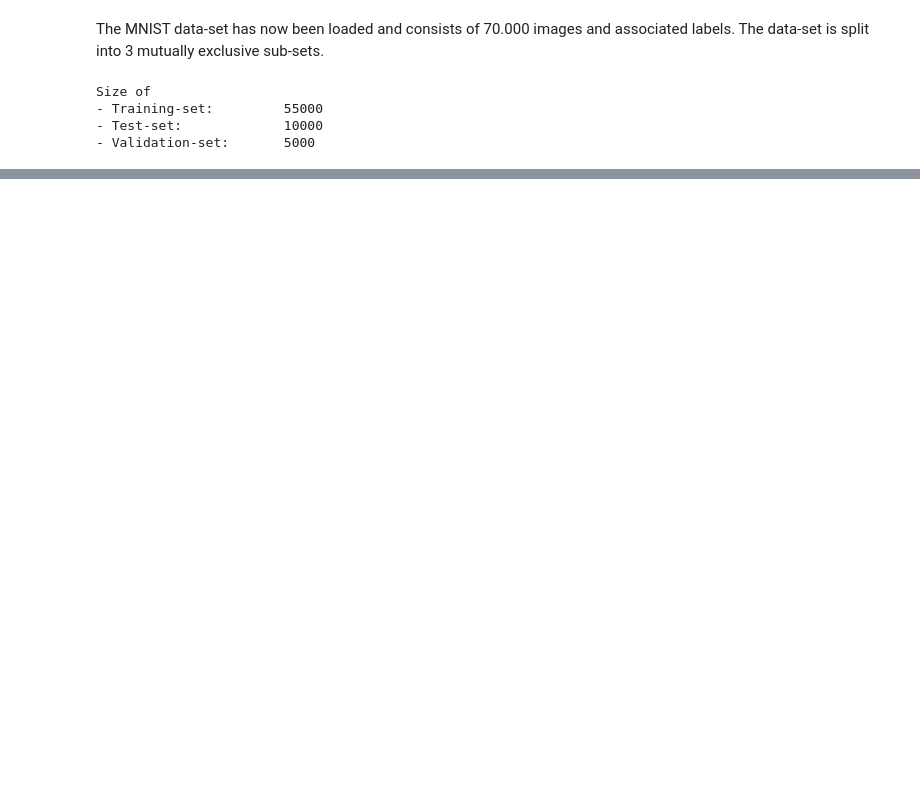
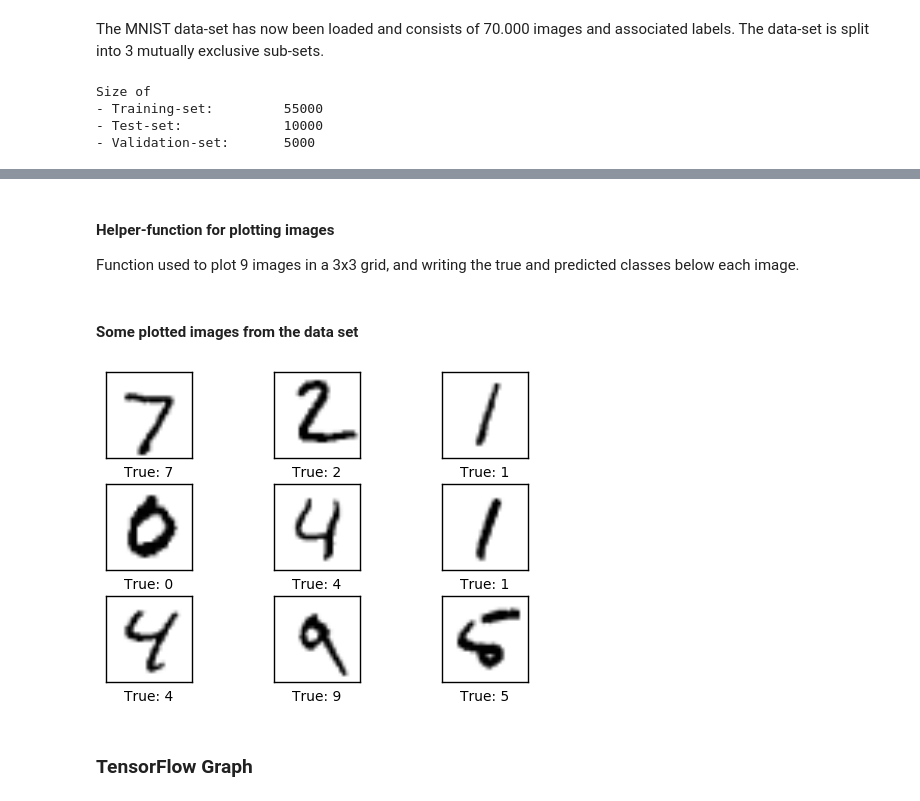
Before and after one commit to Kidel/Deep-Learning-CNN-for-Image-Recognition, a Jupyter notebook: 01_SimpleLinearModel.ipynb, the cells around one changed output, grey strips where cells are left out. Drawn from its saved outputs; the diff is of its cells as text; code cells hidden in the pictures; blank space fills up the shorter version.

Commit message:
finished data section on simple linear model

```diff
--- a/01_SimpleLinearModel.ipynb
+++ b/01_SimpleLinearModel.ipynb
@@ -45,0 +59,53 @@ Size of
+# %%
+# We know that MNIST images are 28 pixels in each dimension.
+img_size = 28
+
+# Images are stored in one-dimensional arrays of this length.
+img_size_flat = img_size * img_size
+
+# Tuple with height and width of images used to reshape arrays.
+img_shape = (img_size, img_size)
+
+# Number of classes, one class for each of 10 digits.
+num_classes = 10
+# %% [markdown]
+#### Helper-function for plotting images
+Function used to plot 9 images in a 3x3 grid, and writing the true and predicted classes below each image.
+# %%
+def plot_images(images, cls_true, cls_pred=None):
+    assert len(images) == len(cls_true) == 9
+
+    # Create figure with 3x3 sub-plots.
+    fig, axes = plt.subplots(3, 3)
+    fig.subplots_adjust(hspace=0.3, wspace=0.3)
+
+    for i, ax in enumerate(axes.flat):
+        # Plot image.
+        ax.imshow(images[i].reshape(img_shape), cmap='binary')
+
+        # Show true and predicted classes.
+        if cls_pred is None:
+            xlabel = "True: {0}".format(cls_true[i])
+        else:
+            xlabel = "True: {0}, Pred: {1}".format(cls_true[i], cls_pred[i])
+
+        ax.set_xlabel(xlabel)
+
+        # Remove ticks from the plot.
+        ax.set_xticks([])
+        ax.set_yticks([])
+# %% [markdown]
+#### Some plotted images from the data set
+# %%
+# Get the first images from the test-set.
+images = data.test.images[0:9]
+
+# Get the true classes for those images.
+cls_true = data.test.cls[0:9]
+
+# Plot the images and labels using our helper-function above.
+plot_images(images=images, cls_true=cls_true)
+# %% [output]
+[figure, added]
+# %% [markdown]
+### TensorFlow Graph
```
Also changed, not shown: parts of 8 cells of this notebook.
